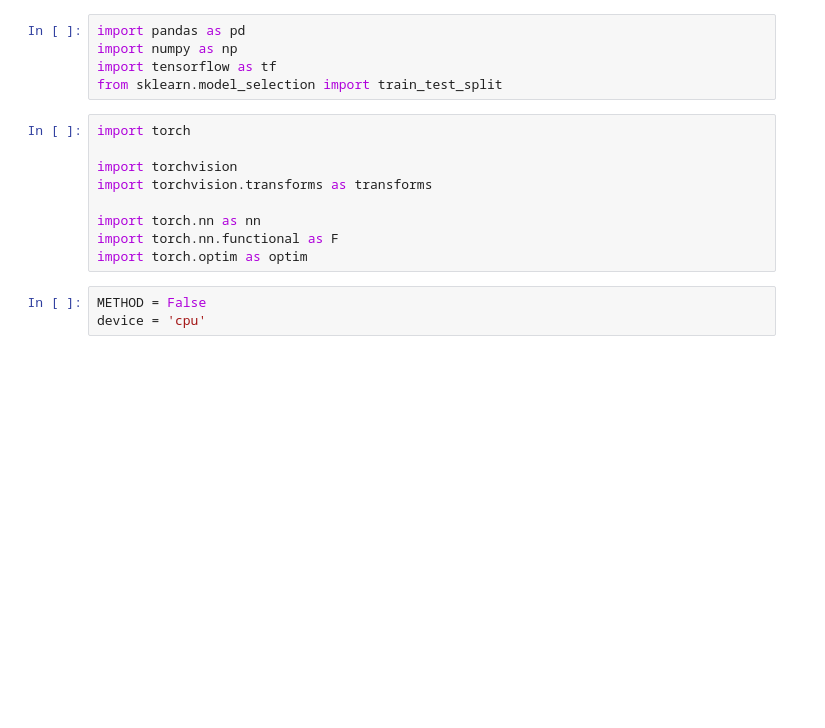
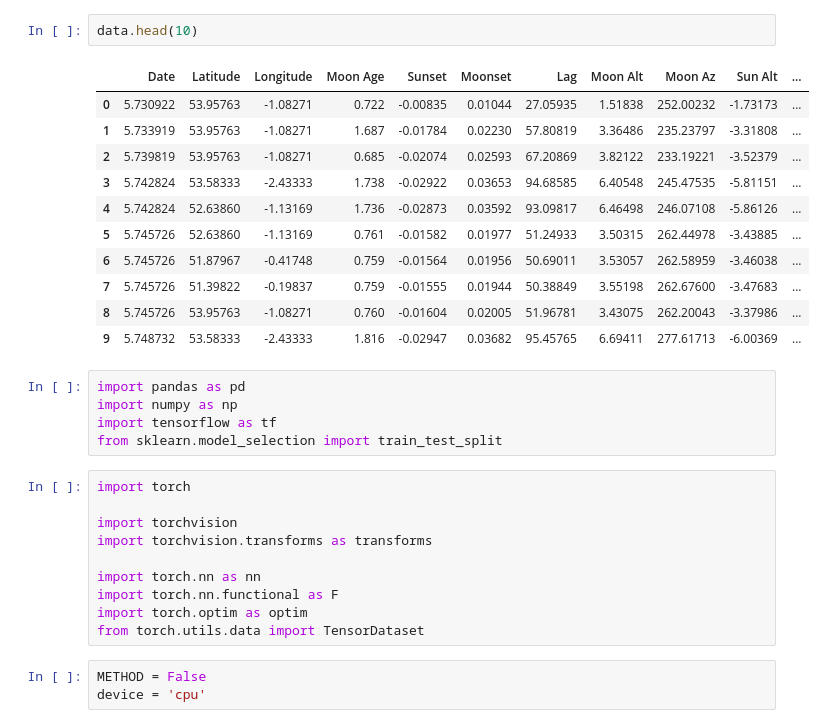
Before and after one commit to EmmaAlexander/mphys-moon, a Jupyter notebook: Code/moon_visibility_NN.ipynb, the cells around one changed output. Cells and saved outputs as stored; diff of their text form; blank space fills up the shorter version.

```diff
--- a/Code/moon_visibility_NN.ipynb
+++ b/Code/moon_visibility_NN.ipynb
@@ -1,3 +1,17 @@
+# %%
+data.head(10)
+# %% [output]
+|  | Date | Latitude | Longitude | Moon Age | Sunset | Moonset | Lag | Moon Alt | Moon Az | Sun Alt | ... |
+| 0 | 5.730922 | 53.95763 | -1.08271 | 0.722 | -0.00835 | 0.01044 | 27.05935 | 1.51838 | 252.00232 | -1.73173 | ... |
+| 1 | 5.733919 | 53.95763 | -1.08271 | 1.687 | -0.01784 | 0.02230 | 57.80819 | 3.36486 | 235.23797 | -3.31808 | ... |
+| 2 | 5.739819 | 53.95763 | -1.08271 | 0.685 | -0.02074 | 0.02593 | 67.20869 | 3.82122 | 233.19221 | -3.52379 | ... |
+| 3 | 5.742824 | 53.58333 | -2.43333 | 1.738 | -0.02922 | 0.03653 | 94.68585 | 6.40548 | 245.47535 | -5.81151 | ... |
+| 4 | 5.742824 | 52.63860 | -1.13169 | 1.736 | -0.02873 | 0.03592 | 93.09817 | 6.46498 | 246.07108 | -5.86126 | ... |
+| 5 | 5.745726 | 52.63860 | -1.13169 | 0.761 | -0.01582 | 0.01977 | 51.24933 | 3.50315 | 262.44978 | -3.43885 | ... |
+| 6 | 5.745726 | 51.87967 | -0.41748 | 0.759 | -0.01564 | 0.01956 | 50.69011 | 3.53057 | 262.58959 | -3.46038 | ... |
+| 7 | 5.745726 | 51.39822 | -0.19837 | 0.759 | -0.01555 | 0.01944 | 50.38849 | 3.55198 | 262.67600 | -3.47683 | ... |
+| 8 | 5.745726 | 53.95763 | -1.08271 | 0.760 | -0.01604 | 0.02005 | 51.96781 | 3.43075 | 262.20043 | -3.37986 | ... |
+| 9 | 5.748732 | 53.58333 | -2.43333 | 1.816 | -0.02947 | 0.03682 | 95.45765 | 6.69411 | 277.61713 | -6.00369 | ... |
 # %%
 import pandas as pd
 import numpy as np
@@ -12,6 +26,7 @@ import torchvision.transforms as transforms
 import torch.nn as nn
 import torch.nn.functional as F
 import torch.optim as optim
+from torch.utils.data import TensorDataset
 # %%
 METHOD = False
 device = 'cpu'
```
Also changed, not shown: parts of 10 cells of this notebook, 2 other files.
